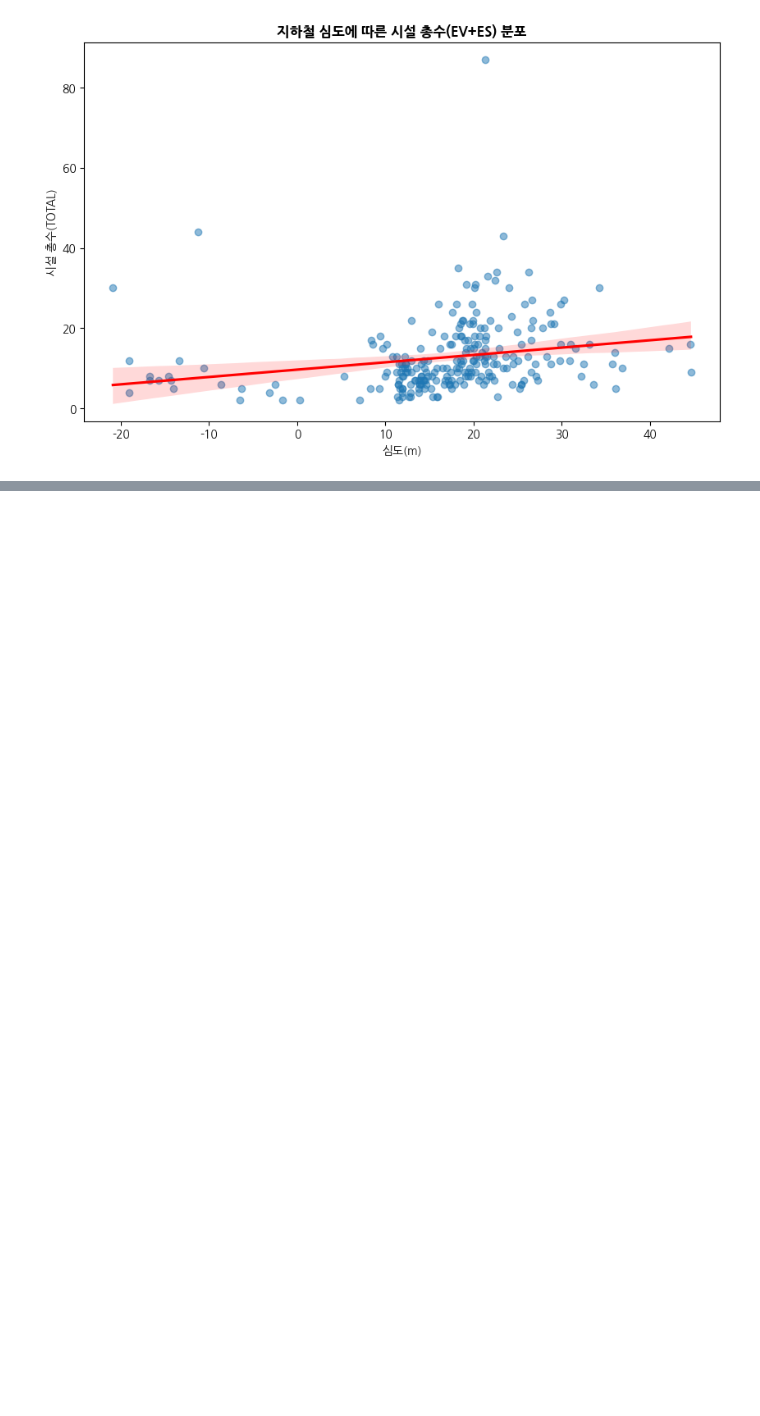
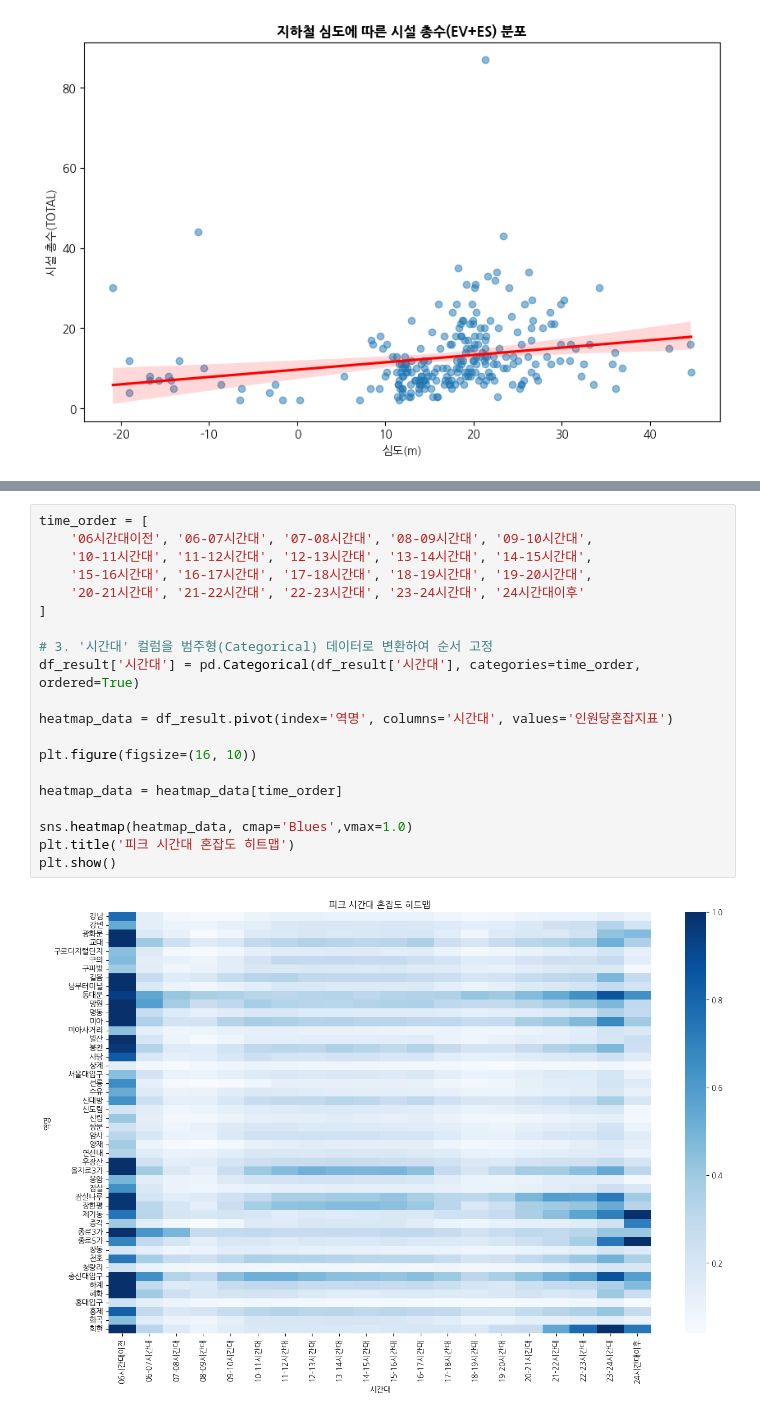
Before and after one commit to JsunXCIX/sprint-p1-basic, a Jupyter notebook: notebooks/team/team7_total_code.ipynb, the cells around one changed output, grey strips where cells are left out. Drawn from its saved outputs; the diff is of its cells as text; blank space fills up the shorter version.

```diff
--- a/notebooks/team/team7_total_code.ipynb
+++ b/notebooks/team/team7_total_code.ipynb
@@ -1811,0 +2021,22 @@ plt.show()
+# %%
+time_order = [
+    '06시간대이전', '06-07시간대', '07-08시간대', '08-09시간대', '09-10시간대',
+    '10-11시간대', '11-12시간대', '12-13시간대', '13-14시간대', '14-15시간대',
+    '15-16시간대', '16-17시간대', '17-18시간대', '18-19시간대', '19-20시간대',
+    '20-21시간대', '21-22시간대', '22-23시간대', '23-24시간대', '24시간대이후'
+]
+
+# 3. '시간대' 컬럼을 범주형(Categorical) 데이터로 변환하여 순서 고정
+df_result['시간대'] = pd.Categorical(df_result['시간대'], categories=time_order, ordered=True)
+
+heatmap_data = df_result.pivot(index='역명', columns='시간대', values='인원당혼잡지표')
+
+plt.figure(figsize=(16, 10))
+
+heatmap_data = heatmap_data[time_order]
+
+sns.heatmap(heatmap_data, cmap='Blues',vmax=1.0)
+plt.title('피크 시간대 혼잡도 히트맵')
+plt.show()
+# %% [output]
+[figure, added]
```
Also changed, not shown: parts of 25 cells of this notebook.
